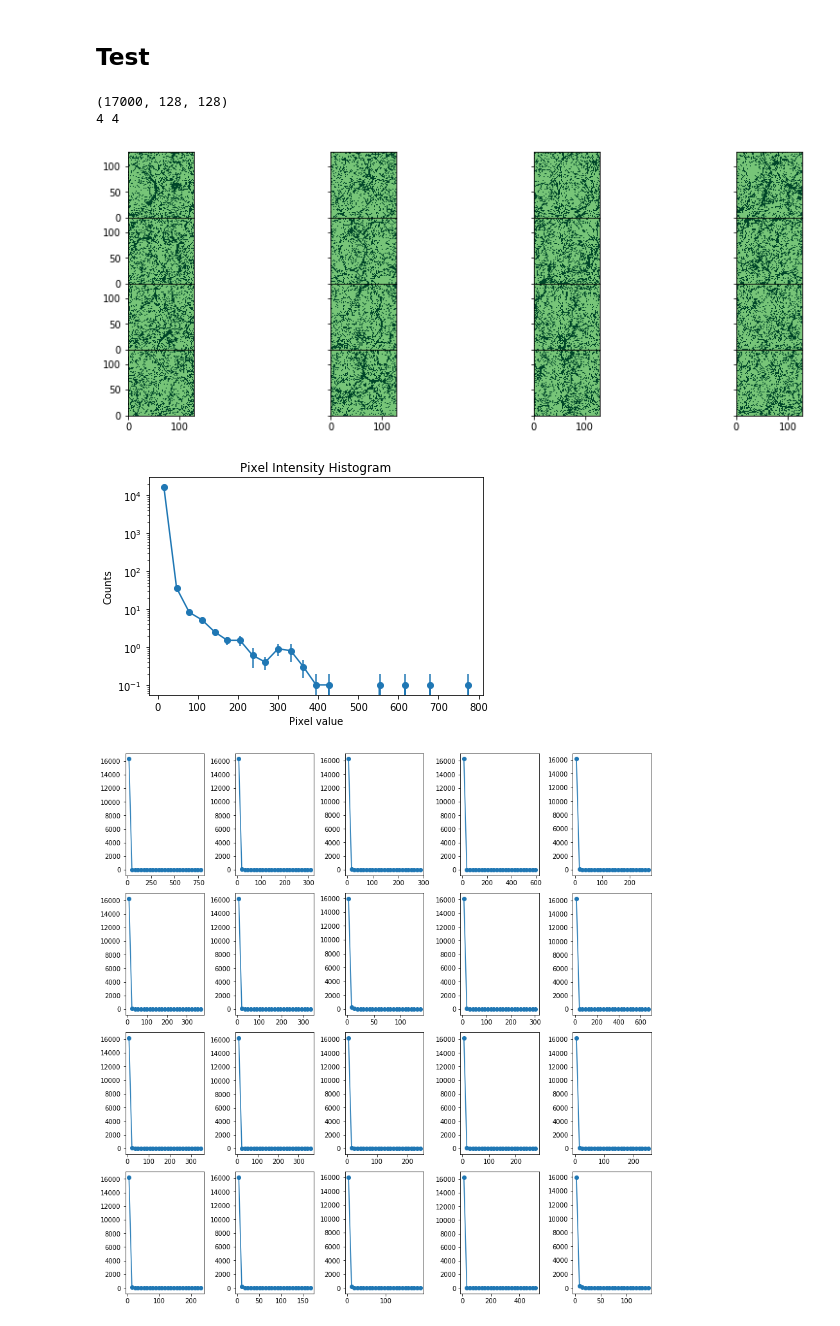
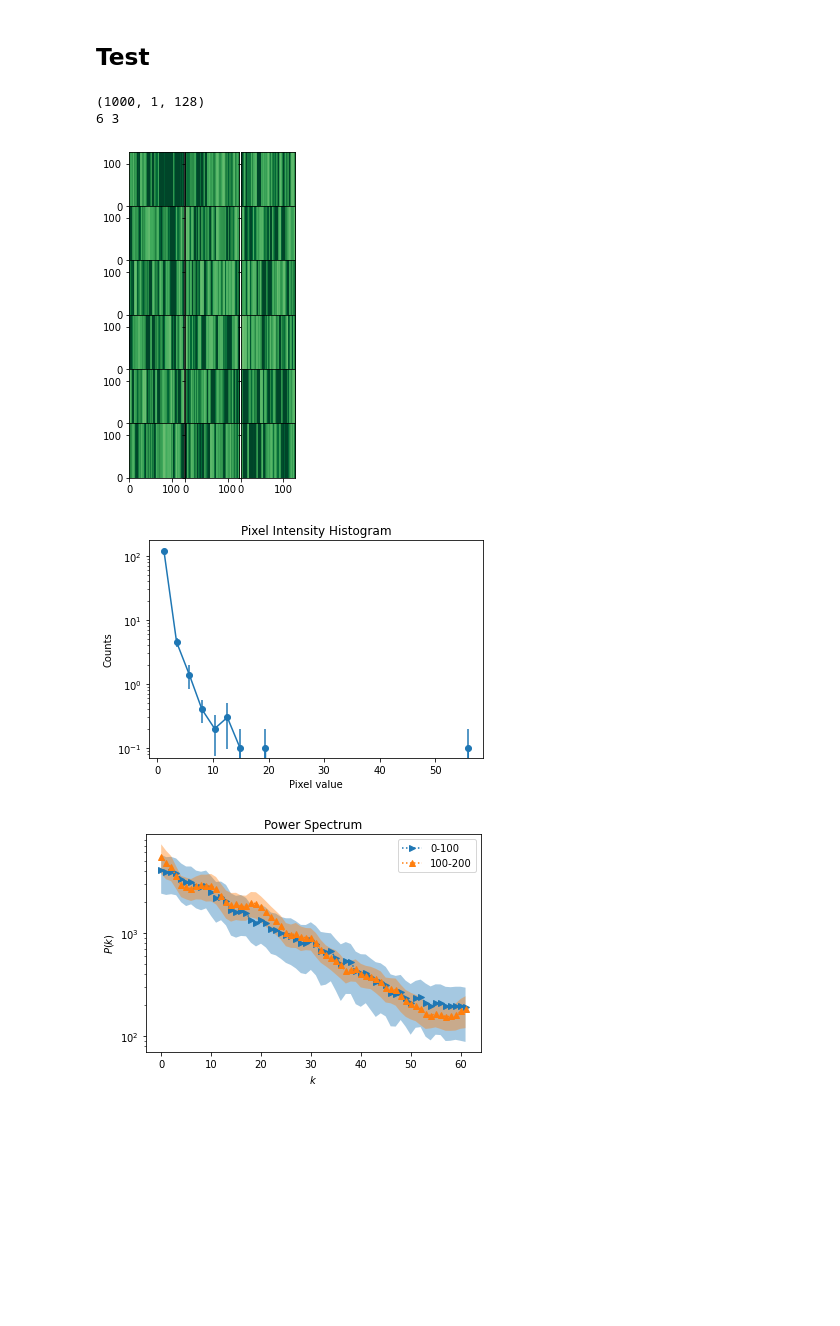
Before and after one commit to vmos1/cosmogan_pytorch, a Jupyter notebook: code/modules_image_analysis/modules_img_analysis.ipynb, the cells around one changed output. Drawn from its saved outputs; the diff is of its cells as text; code cells hidden in the pictures; blank space fills up the shorter version.

```diff
--- a/code/modules_image_analysis/modules_img_analysis.ipynb
+++ b/code/modules_image_analysis/modules_img_analysis.ipynb
@@ -452,24 +468,24 @@ def f_compare_spectrum_3d(img_lst,label_lst=['img1','img2'],bkgnd_arr=[],log_sca
 # %%
 if __name__=='__main__':
 
-    data_dir = '/global/project/projectdirs/dasrepo/vpa/cosmogan/data/raw_data/'
-    fname='raw_train.npy'
-    samples = np.load(data_dir+fname, allow_pickle=True)
+    data_dir = '/global/cfs/cdirs/m3363/vayyar/cosmogan_data/raw_data/128_square/dataset_2_smoothing_200k/'
+    fname='full_with_smoothing_1.npy'
+    samples = np.load(data_dir+fname ,mmap_mode='r',allow_pickle=True)[:1000]
     samples = samples.transpose(0,3,1,2)[:,0,:,:]
     print(samples.shape)
     img=samples[20]
 
 
     ## Use functions
-    f_plot_grid(samples[:16],cols=4)
+    f_plot_grid(samples[:18],cols=3,fig_size=(3,6))
     f_pixel_intensity(samples[:10])
-    f_plot_intensity_grid(samples[:20],cols=5)
+#     f_plot_intensity_grid(samples[:20],cols=5)
     f_get_power_spectrum(img)
     f_compute_spectrum(samples[:100])
     f_compare_spectrum([samples[:100],samples[100:200]],['0-100','100-200'])
 # %% [output]
-(17000, 128, 128)
-4 4
+(1000, 1, 128)
+6 3
-[figure, old version]
+[figure, new version]
-[figure, old version]
+[figure, new version]
-[figure, old version]
+[figure, new version]
```
Also changed, not shown: parts of 7 cells of this notebook, 10 other files.
